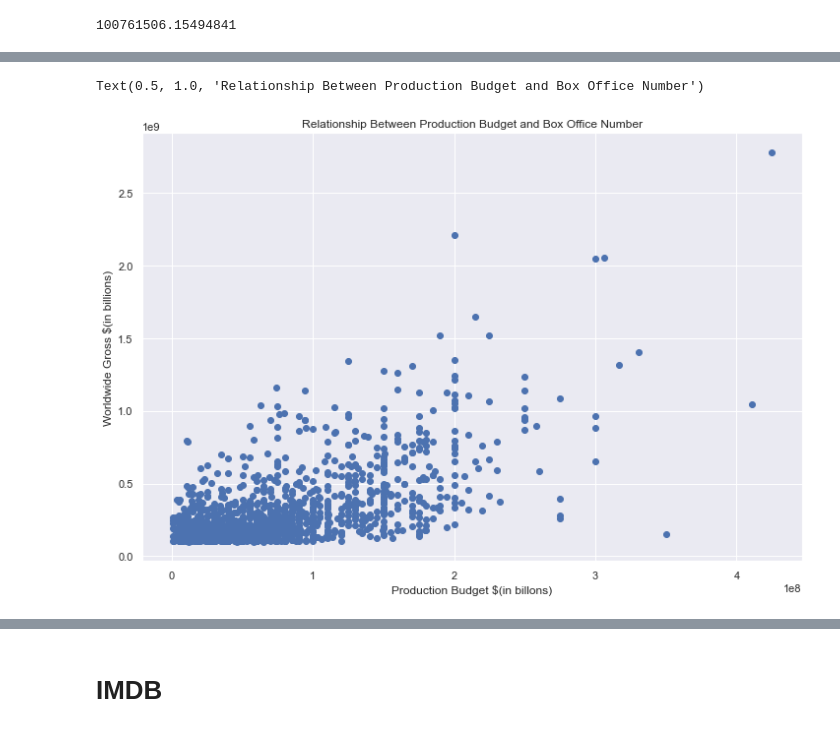
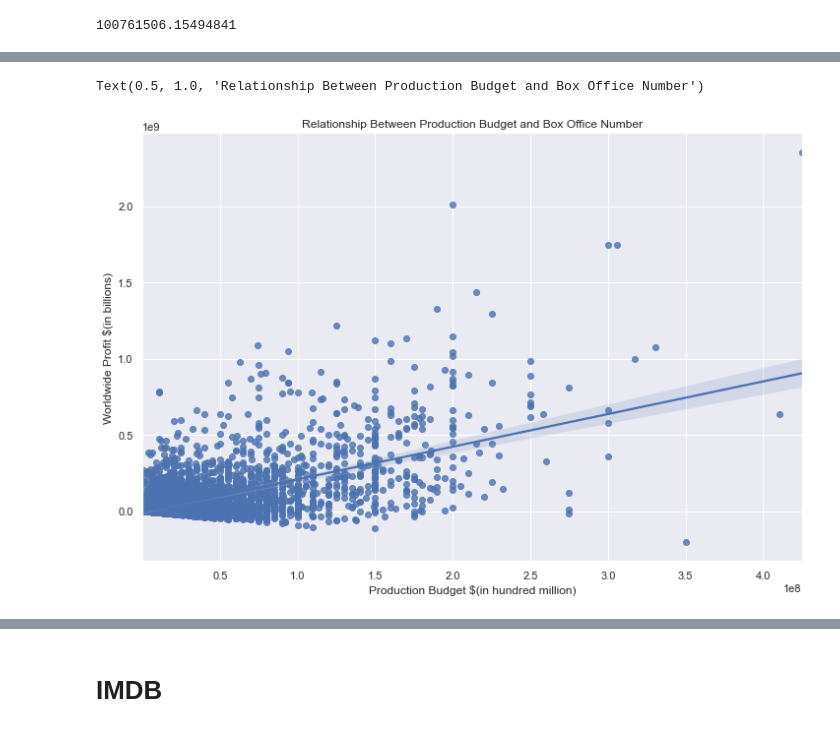
Before and after one commit to JulianHe1991/Flatiron_Project1_Microsoft, a Jupyter notebook: Movie Project .ipynb, the cells around one changed output, grey strips where cells are left out. Cells and saved outputs as stored; diff of their text form; code cells hidden in the pictures.

```diff
--- a/Movie Project .ipynb
+++ b/Movie Project .ipynb
@@ -559,7 +624,7 @@ df_budget
 # %%
 df_budget['worldwide_profit'] = df_budget['worldwide_gross'] - df_budget['production_budget']
 # %%
-df_budget['ROI'] = df_budget['worldwide_profit'] / df_budget['production_budget']
+df_budget['ROI (%)'] = (df_budget['worldwide_profit'] / df_budget['production_budget']) * 100
 # %%
 df_budget
 # %% [output]
@@ -578,0 +644,6 @@ df_budget
+# %%
+df_budget['movie'] = df_budget['movie'].apply(lambda x: x.replace(",", ""))
+df_budget['movie'] = df_budget['movie'].apply(lambda x: x.replace(".", ""))
+df_budget['movie'] = df_budget['movie'].apply(lambda x: x.replace(":", ""))
+df_budget['movie'] = df_budget['movie'].apply(lambda x: x.replace(" ", ""))
+df_budget['movie'] = df_budget['movie'].apply(lambda x: x.replace("-", ""))
@@ -578,0 +666,2 @@ df_budget
+# %%
+df_budget['release_year'] = df_budget['release_date'].str[-4:].astype(int)
@@ -589,5 +702,5 @@ print(df_budget['production_budget'].corr(df_budget['worldwide_gross']))
 # %% [output]
 100761506.15494841
 # %%
-df_budget = df_budget.loc[df_budget['worldwide_gross'] > df_budget['worldwide_gross'].mean()]
-df_budget
+# df_budget = df_budget.loc[df_budget['worldwide_gross'] > df_budget['worldwide_gross'].mean()]
+# df_budget
@@ -608,11 +707,12 @@ df_budget
 # %%
-fig, ax = plt.subplots(figsize=(12, 8))
+fig, ax = plt.subplots()
 
-ax.scatter(x=df_budget['production_budget'], y=df_budget['worldwide_gross'])
+sns.set(rc= {"figure.figsize": (12,8)})
+sns.regplot(x=df_budget['production_budget'], y=df_budget['worldwide_profit'])
 
-ax.set_xlabel('Production Budget $(in billons)')
-ax.set_ylabel('Worldwide Gross $(in billions)')
+ax.set_xlabel('Production Budget $(in hundred million)')
+ax.set_ylabel('Worldwide Profit $(in billions)')
 ax.set_title('Relationship Between Production Budget and Box Office Number')
 # %% [output]
 Text(0.5, 1.0, 'Relationship Between Production Budget and Box Office Number')
-[figure, old version]
+[figure, new version]
```
Also changed, not shown: parts of 41 cells of this notebook, 4 other files.
